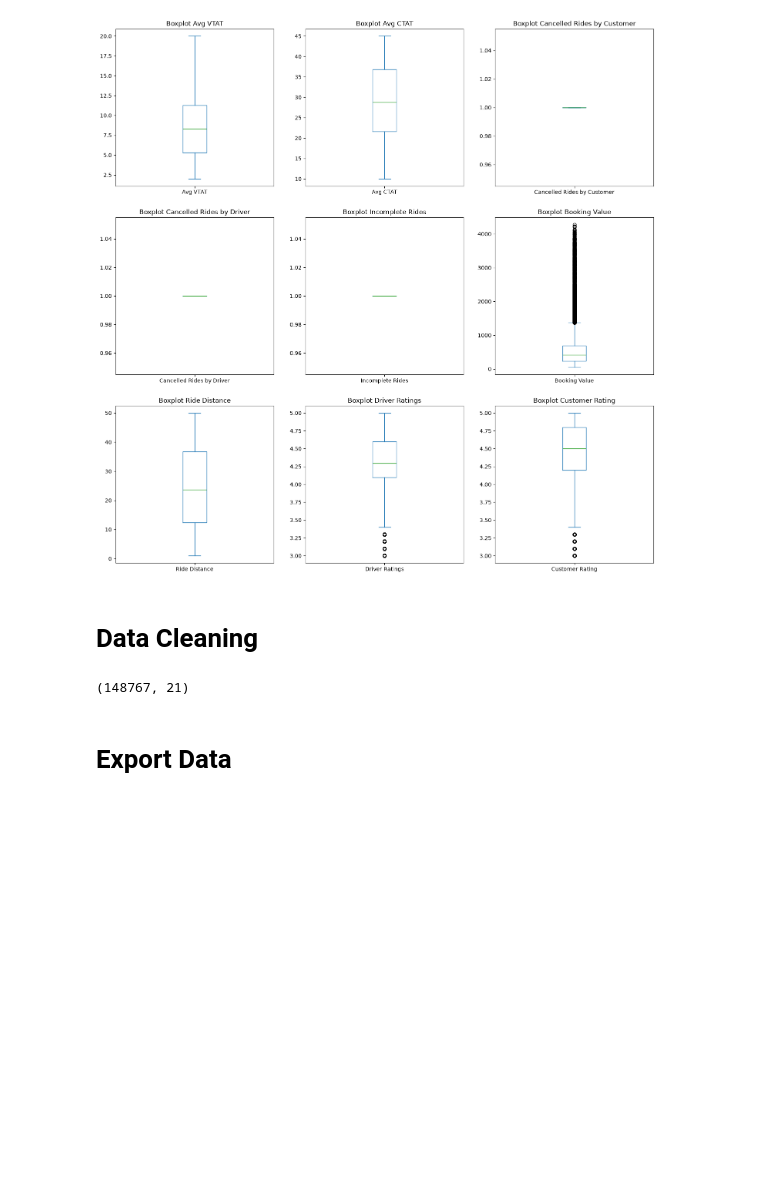
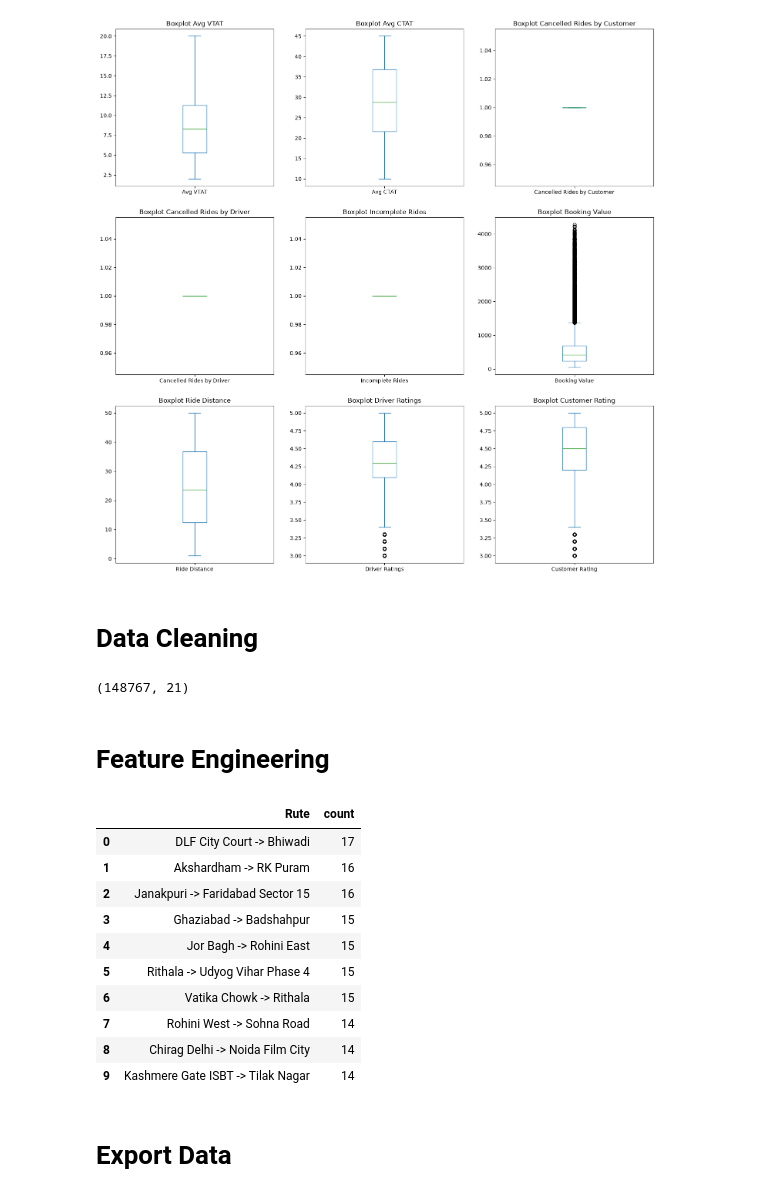
Before and after one commit to hixmatiar/Streamlit-Dashboard-MVD-2026, a Jupyter notebook: Tugas_Streamlit.ipynb, the cells around one changed output. Saved outputs shown, nothing was run; the diff lists cells and outputs as text; code cells hidden in the pictures; blank space fills up the shorter version.

```diff
--- a/Tugas_Streamlit.ipynb
+++ b/Tugas_Streamlit.ipynb
@@ -147,6 +147,25 @@ df['Incomplete Rides Reason'] = df['Incomplete Rides Reason'].fillna('Unknown')
 df['Payment Method'] = df['Payment Method'].fillna('Unknown') # -> Null diberi "Unknown" karena tidak diketahui
 # %%
 df['Date'] = pd.to_datetime(df['Date'])
+# %% [markdown]
+# Feature Engineering
+# %%
+df['Rute'] = df['Pickup Location'] + ' -> ' + df['Drop Location']
+# %%
+top_routes = df['Rute'].value_counts().reset_index()
+top_routes.head(10)
+# %% [output]
+|  | Rute | count |
+| 0 | DLF City Court -> Bhiwadi | 17 |
+| 1 | Akshardham -> RK Puram | 16 |
+| 2 | Janakpuri -> Faridabad Sector 15 | 16 |
+| 3 | Ghaziabad -> Badshahpur | 15 |
+| 4 | Jor Bagh -> Rohini East | 15 |
+| 5 | Rithala -> Udyog Vihar Phase 4 | 15 |
+| 6 | Vatika Chowk -> Rithala | 15 |
+| 7 | Rohini West -> Sohna Road | 14 |
+| 8 | Chirag Delhi -> Noida Film City | 14 |
+| 9 | Kashmere Gate ISBT -> Tilak Nagar | 14 |
 # %% [markdown]
 # Export Data
 # %%
```
Also changed, not shown: 3 other files.
